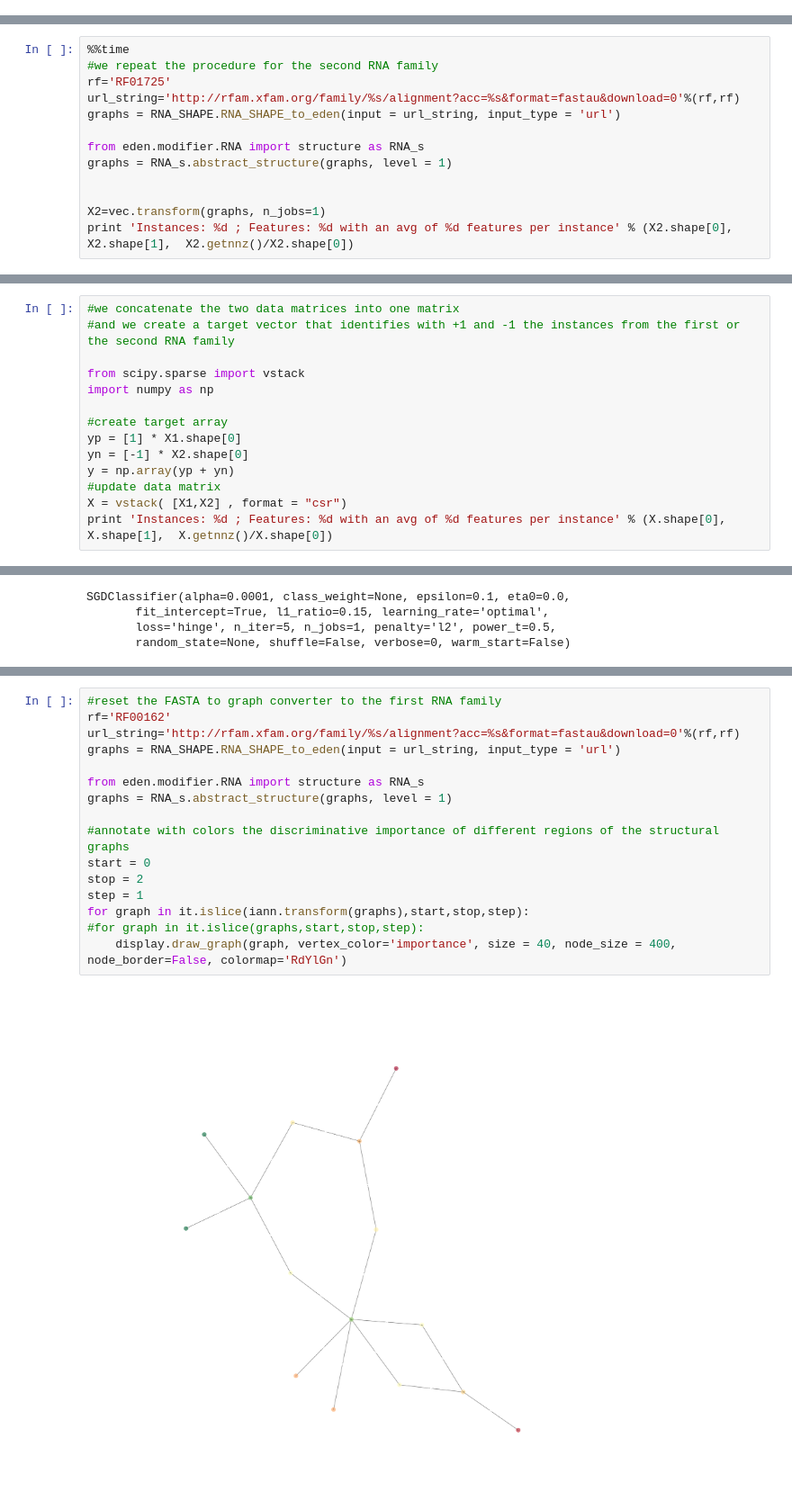
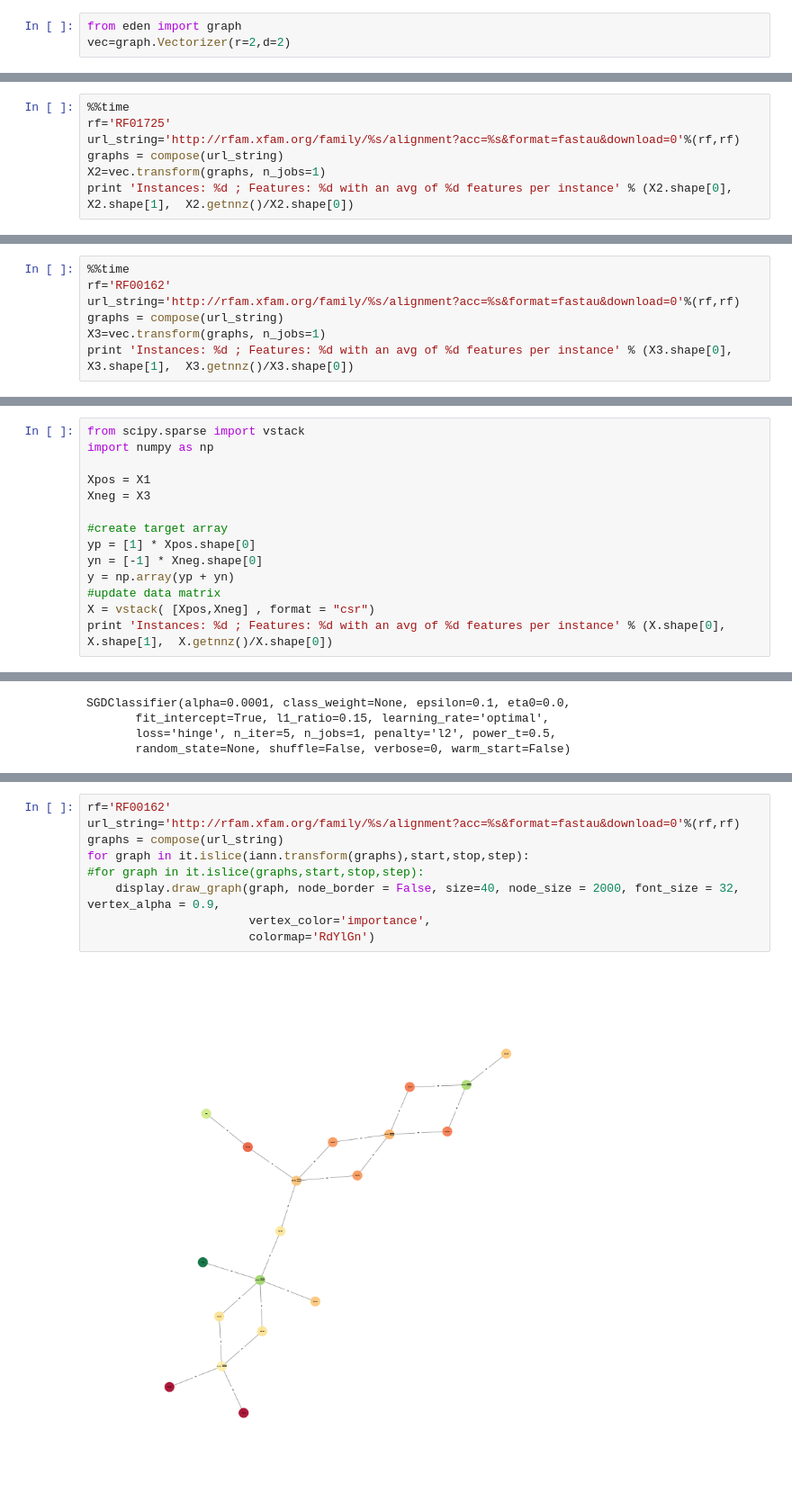
Before and after one commit to fabriziocosta/EDeN, a Jupyter notebook: examples/RNA.ipynb, the cells around one changed output, grey strips where cells are left out. Shown at 90% size. Saved outputs shown, nothing was run; the diff lists cells and outputs as text.

Commit message:
use of compose in examples; ListVectorizer : untested

```diff
--- a/examples/RNA.ipynb
+++ b/examples/RNA.ipynb
@@ -99,0 +109,3 @@ Vectorization
+# %%
+from eden import graph
+vec=graph.Vectorizer(r=2,d=2)
@@ -119,14 +142,8 @@ Wall time: 43.7 s
 # %%
 %%time
-#we repeat the procedure for the second RNA family
 rf='RF01725'
 url_string='http://rfam.xfam.org/family/%s/alignment?acc=%s&format=fastau&download=0'%(rf,rf)
-graphs = RNA_SHAPE.RNA_SHAPE_to_eden(input = url_string, input_type = 'url')
-
-from eden.modifier.RNA import structure as RNA_s
-graphs = RNA_s.abstract_structure(graphs, level = 1)
-
-
+graphs = compose(url_string)
 X2=vec.transform(graphs, n_jobs=1)
 print 'Instances: %d ; Features: %d with an avg of %d features per instance' % (X2.shape[0], X2.shape[1],  X2.getnnz()/X2.shape[0])
 # %% [output]
@@ -135,0 +167,7 @@ Wall time: 41.3 s
+# %%
+%%time
+rf='RF00162'
+url_string='http://rfam.xfam.org/family/%s/alignment?acc=%s&format=fastau&download=0'%(rf,rf)
+graphs = compose(url_string)
+X3=vec.transform(graphs, n_jobs=1)
+print 'Instances: %d ; Features: %d with an avg of %d features per instance' % (X3.shape[0], X3.shape[1],  X3.getnnz()/X3.shape[0])
@@ -136,15 +181,15 @@ Wall time: 41.3 s
 # %%
-#we concatenate the two data matrices into one matrix
-#and we create a target vector that identifies with +1 and -1 the instances from the first or the second RNA family
-
 from scipy.sparse import vstack
 import numpy as np
 
+Xpos = X1
+Xneg = X3
+
 #create target array
-yp = [1] * X1.shape[0]
-yn = [-1] * X2.shape[0]
+yp = [1] * Xpos.shape[0]
+yn = [-1] * Xneg.shape[0]
 y = np.array(yp + yn)
 #update data matrix
-X = vstack( [X1,X2] , format = "csr")
+X = vstack( [Xpos,Xneg] , format = "csr")
 print 'Instances: %d ; Features: %d with an avg of %d features per instance' % (X.shape[0], X.shape[1],  X.getnnz()/X.shape[0])
 # %% [output]
@@ -183,19 +232,12 @@ Setup the Annotator
 iann=graph.Annotator(estimator = predictor, vectorizer = vec)
 # %%
-#reset the FASTA to graph converter to the first RNA family
 rf='RF00162'
 url_string='http://rfam.xfam.org/family/%s/alignment?acc=%s&format=fastau&download=0'%(rf,rf)
-graphs = RNA_SHAPE.RNA_SHAPE_to_eden(input = url_string, input_type = 'url')
-
-from eden.modifier.RNA import structure as RNA_s
-graphs = RNA_s.abstract_structure(graphs, level = 1)
-
-#annotate with colors the discriminative importance of different regions of the structural graphs
-start = 0
-stop = 2
-step = 1
+graphs = compose(url_string)
 for graph in it.islice(iann.transform(graphs),start,stop,step):
 #for graph in it.islice(graphs,start,stop,step):
-    display.draw_graph(graph, vertex_color='importance', size = 40, node_size = 400, node_border=False, colormap='RdYlGn')
+    display.draw_graph(graph, node_border = False, size=40, node_size = 2000, font_size = 32, vertex_alpha = 0.9,
+                       vertex_color='importance',
+                       colormap='RdYlGn')
 # %% [output]
-[figure, old version]
+[figure, new version]
```
Also changed, not shown: parts of 34 cells of this notebook, 8 other files.
